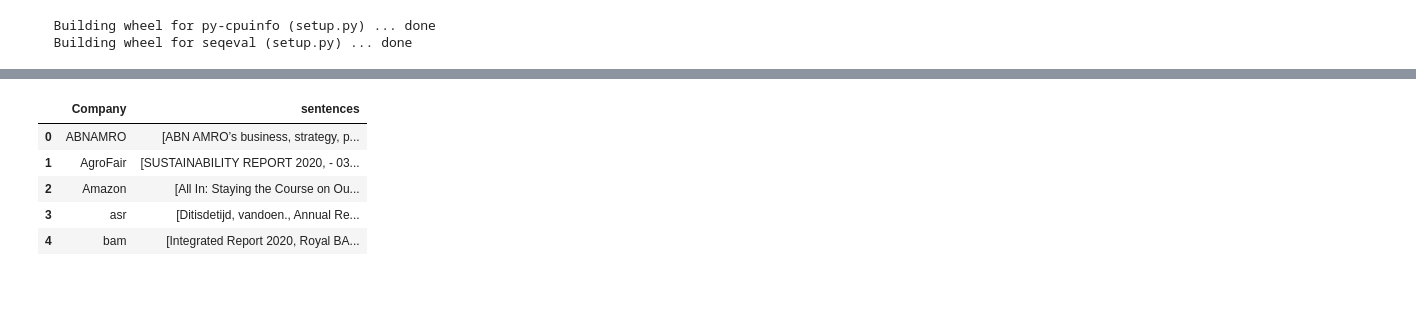
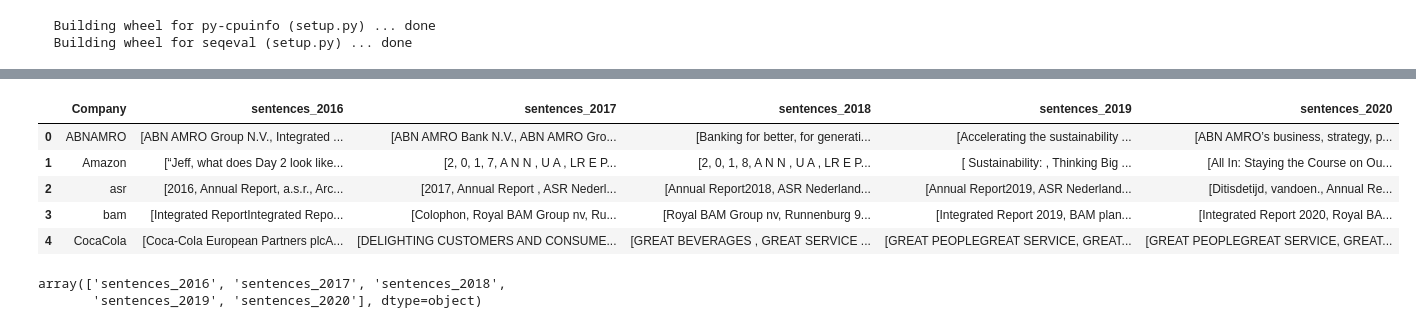
Before and after one commit to benjaminrike1/social_score, a Jupyter notebook: evaluate_scores.ipynb, the cells around one changed output, grey strips where cells are left out. Saved outputs shown, nothing was run; the diff lists cells and outputs as text; code cells hidden in the pictures; blank space fills up the shorter version.

Commit message:
newest nb and scores

```diff
--- a/score_calculation.ipynb
+++ b/evaluate_scores.ipynb
@@ -108,19 +109,25 @@ input: To establish the communication between the robot and the cloud via Wi-Fi,
 input: We have drastically reduced our CO2 emission this year as we prepare to meet the latest regulatory demands. :
  Probability: Signal: 0.00    Noise: 1.00
 # %%
-filename = 'social_score_csr_reports/reports_df.pickle'
+filename = 'social_score_csr_reports/all_reports_df.pickle'
 with open(filename, 'rb') as fh:
   data = pickle.load(fh)
-
-data.drop(labels=['text'], inplace=True, axis=1)
+data.reset_index(inplace=True)
+data.drop(labels=['Company'], inplace=True, axis=1)
+data.rename({'index':'Company'}, axis=1, inplace=True)
 data.head(5)
 # %% [output]
-|  | Company | sentences |
-| 0 | ABNAMRO | [ABN AMRO’s business, strategy, p... |
-| 1 | AgroFair | [SUSTAINABILITY REPORT 2020, - 03... |
-| 2 | Amazon | [All In: Staying the Course on Ou... |
-| 3 | asr | [Ditisdetijd, vandoen., Annual Re... |
-| 4 | bam | [Integrated Report 2020, Royal BA... |
+|  | Company | sentences_2016 | sentences_2017 | sentences_2018 | sentences_2019 | sentences_2020 |
+| 0 | ABNAMRO | [ABN AMRO Group N.V., Integrated ... | [ABN AMRO Bank N.V., ABN AMRO Gro... | [Banking for better, for generati... | [Accelerating the sustainability ... | [ABN AMRO’s business, strategy, p... |
+| 1 | Amazon | [“Jeff, what does Day 2 look like... | [2, 0, 1, 7, A N N , U A , LR E P... | [2, 0, 1, 8, A N N , U A , LR E P... | [ Sustainability: , Thinking Big ... | [All In: Staying the Course on Ou... |
+| 2 | asr | [2016, Annual Report, a.s.r., Arc... | [2017, Annual Report , ASR Nederl... | [Annual Report2018, ASR Nederland... | [Annual Report2019, ASR Nederland... | [Ditisdetijd, vandoen., Annual Re... |
+| 3 | bam | [Integrated ReportIntegrated Repo... | [Colophon, Royal BAM Group nv, Ru... | [Royal BAM Group nv, Runnenburg 9... | [Integrated Report 2019, BAM plan... | [Integrated Report 2020, Royal BA... |
+| 4 | CocaCola | [Coca‑Cola European Partners plcA... | [DELIGHTING CUSTOMERS AND CONSUME... | [GREAT BEVERAGES , GREAT SERVICE ... | [GREAT PEOPLEGREAT SERVICE, GREAT... | [GREAT PEOPLEGREAT SERVICE, GREAT... |
+# %%
+data.columns.values[1:]
+# %% [output]
+array(['sentences_2016', 'sentences_2017', 'sentences_2018',
+       'sentences_2019', 'sentences_2020'], dtype=object)
 # %%
 import numpy as np
 def chunks(lst, n):
```
Also changed, not shown: parts of 11 cells of this notebook, 1 other file.
